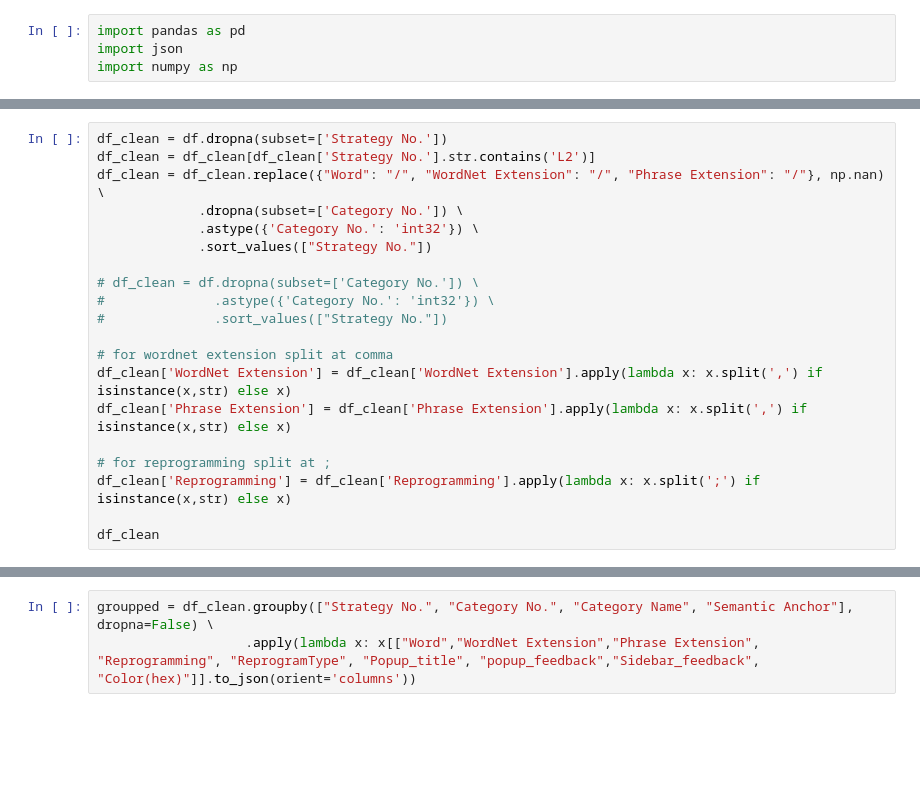
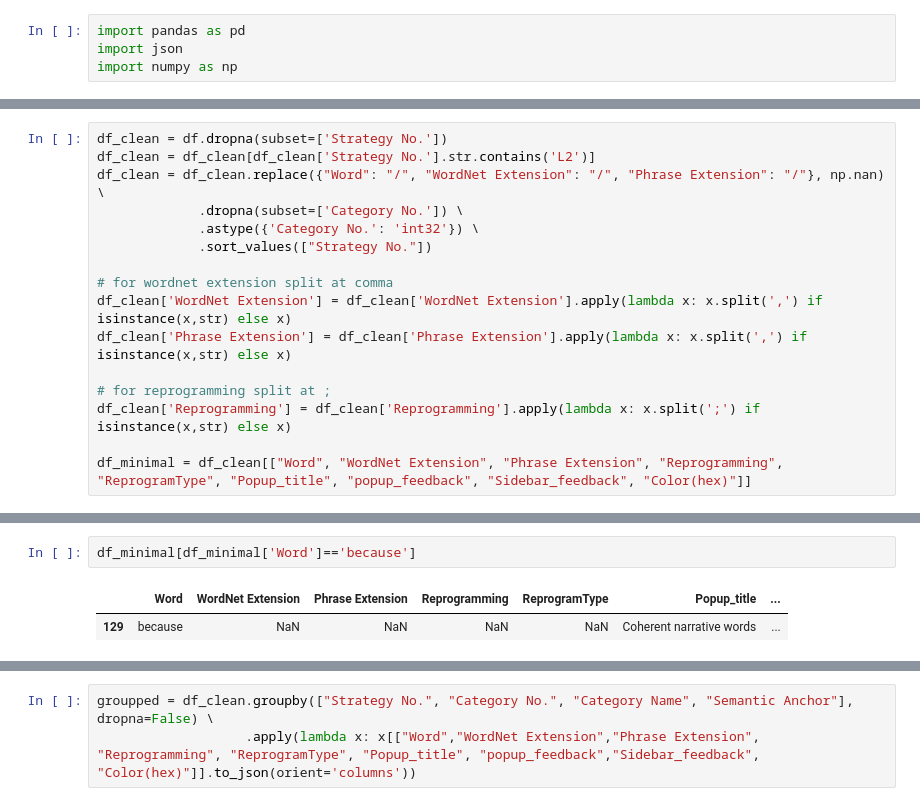
Before and after one commit to ucla-hci/journal, a Jupyter notebook: dict/data_ingestion.ipynb, the cells around one changed output, grey strips where cells are left out. Cells and saved outputs as stored; diff of their text form; blank space fills up the shorter version.

```diff
--- a/dict/data_ingestion.ipynb
+++ b/dict/data_ingestion.ipynb
@@ -33,10 +22,6 @@ df_clean = df_clean.replace({"Word": "/", "WordNet Extension": "/", "Phrase Exte
              .astype({'Category No.': 'int32'}) \
              .sort_values(["Strategy No."])
 
-# df_clean = df.dropna(subset=['Category No.']) \
-#              .astype({'Category No.': 'int32'}) \
-#              .sort_values(["Strategy No."])
-
 # for wordnet extension split at comma
 df_clean['WordNet Extension'] = df_clean['WordNet Extension'].apply(lambda x: x.split(',') if isinstance(x,str) else x)
 df_clean['Phrase Extension'] = df_clean['Phrase Extension'].apply(lambda x: x.split(',') if isinstance(x,str) else x)
@@ -44,4 +29,4 @@ df_clean['Phrase Extension'] = df_clean['Phrase Extension'].apply(lambda x: x.sp
 # for reprogramming split at ;
 df_clean['Reprogramming'] = df_clean['Reprogramming'].apply(lambda x: x.split(';') if isinstance(x,str) else x)
 
-df_clean
+df_minimal = df_clean[["Word", "WordNet Extension", "Phrase Extension", "Reprogramming", "ReprogramType", "Popup_title", "popup_feedback", "Sidebar_feedback", "Color(hex)"]]
@@ -61,0 +33,5 @@ df_clean
+# %%
+df_minimal[df_minimal['Word']=='because']
+# %% [output]
+|  | Word | WordNet Extension | Phrase Extension | Reprogramming | ReprogramType | Popup_title | ... |
+| 129 | because | NaN | NaN | NaN | NaN | Coherent narrative words | ... |
```
Also changed, not shown: parts of 8 cells of this notebook, 2 other files.
